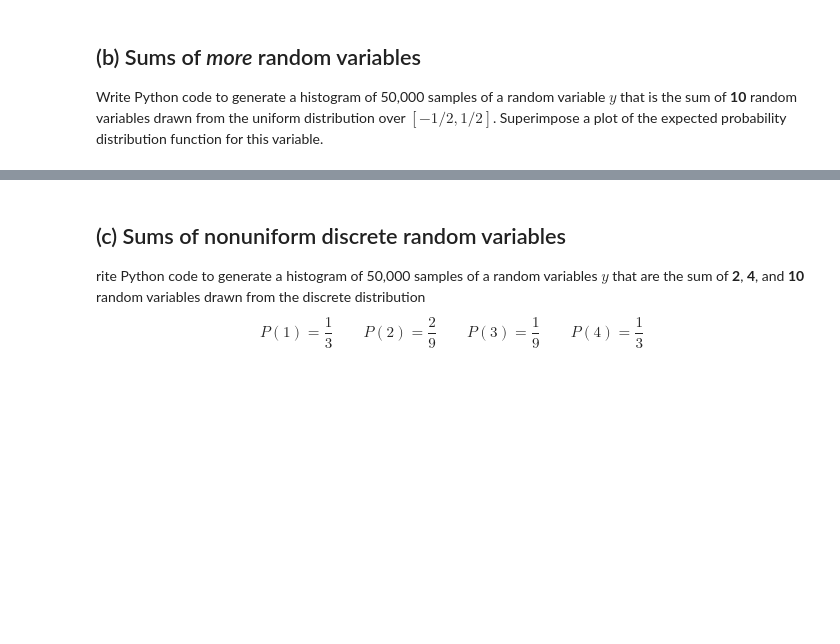
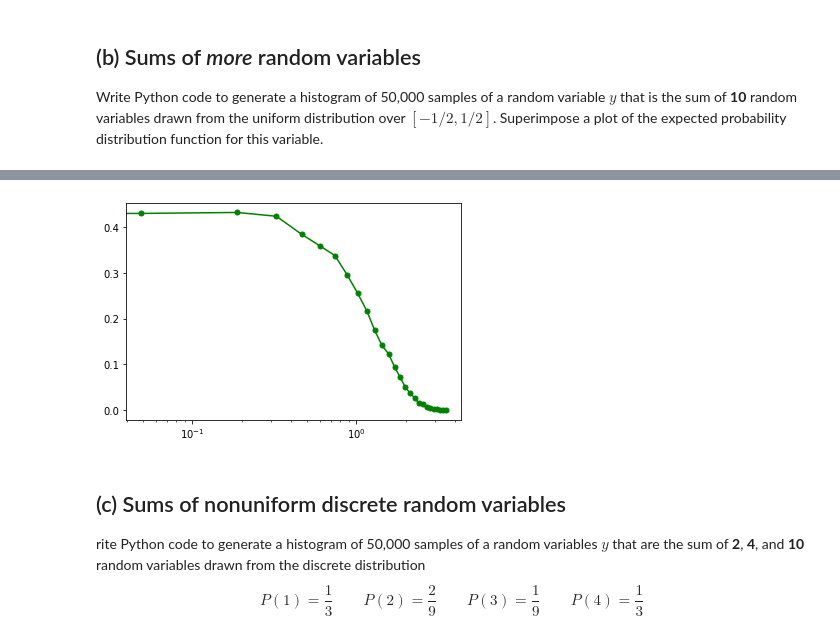
Before and after one commit to HWolf08/biophysics, a Jupyter notebook: week-05/problem-5.11.ipynb, the cells around one changed output, grey strips where cells are left out. Drawn from its saved outputs; the diff is of its cells as text; code cells hidden in the pictures; blank space fills up the shorter version.

```diff
--- a/week-05/problem-5.11.ipynb
+++ b/week-05/problem-5.11.ipynb
@@ -78,3 +76,10 @@ plt.plot(bins,count, "-p")
+# %%
+plt.semilogx(bins, count, marker = ".",
+             markersize = 10,
+             color = "green")
+plt.show()
+# %% [output]
+[figure, added]
 # %% [markdown]
 ## (c) Sums of nonuniform discrete random variables
 
```
Also changed, not shown: parts of 12 cells of this notebook.
